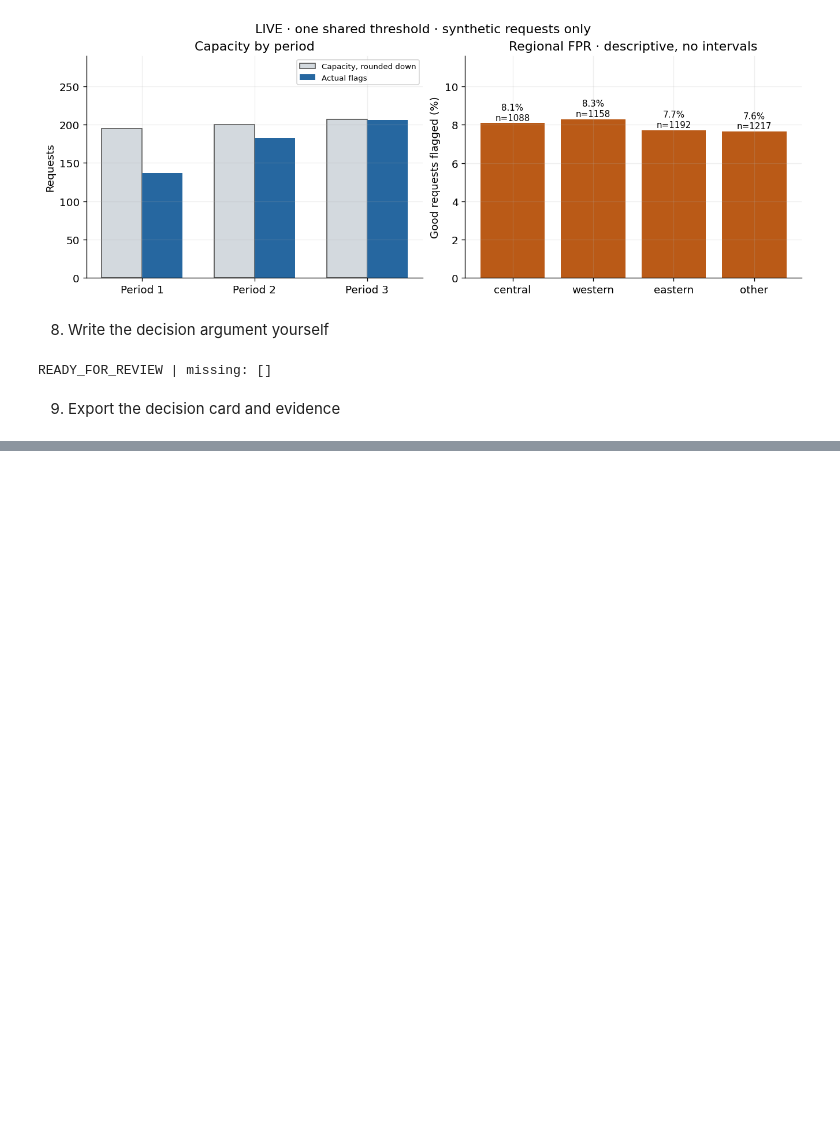
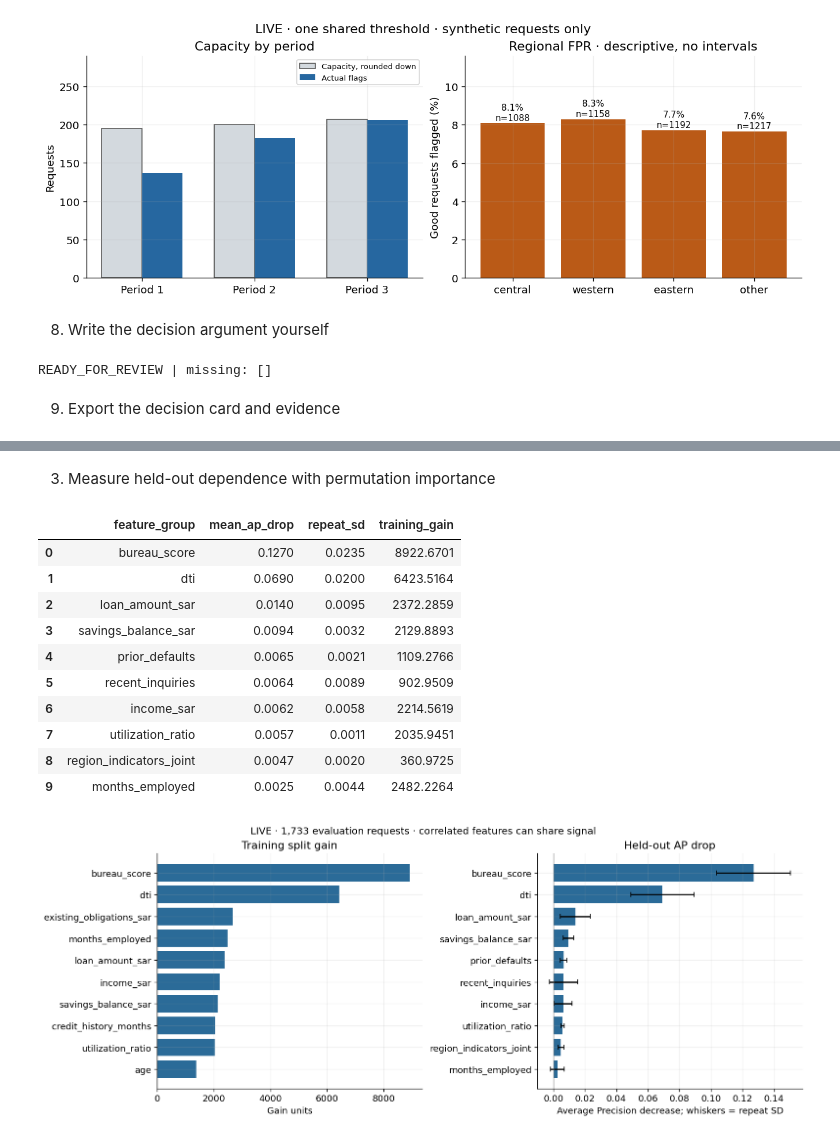
Before and after one commit to aljuharaalshagri/Tamweel_SDAIA_AdvanceML, a Jupyter notebook: notebooks/Tamweel_aljuharaalshagri.ipynb, the cells around one changed output, grey strips where cells are left out. Cells and saved outputs as stored; diff of their text form; code cells hidden in the pictures; blank space fills up the shorter version.

Commit message:
Explain the model and test its probabilities

```diff
--- a/notebooks/Tamweel_aljuharaalshagri.ipynb
+++ b/notebooks/Tamweel_aljuharaalshagri.ipynb
@@ -1875,0 +1986,27 @@ Saved 18 files in day3_artifacts.zip — complete your reasoning and download.
+# %% [markdown]
+3. Measure held-out dependence with permutation importance
+# %%
+permutation = permutation_report(model, parts["evaluation"], contract, config)
+display(permutation[["feature_group", "mean_ap_drop", "repeat_sd", "training_gain"]].head(10).round(4))
+fig, axes = plt.subplots(1, 2, figsize=(13, 5), layout="constrained")
+for ax, value, title in [(axes[0], "training_gain", "Training split gain"), (axes[1], "mean_ap_drop", "Held-out AP drop")]:
+    top = permutation.nlargest(10, value).sort_values(value)
+    ax.barh(top.feature_group, top[value], color="#2b6b98",
+            xerr=top.repeat_sd if value == "mean_ap_drop" else None, capsize=3)
+    ax.axvline(0, color="#777", lw=.8); ax.set_title(title)
+    ax.set_xlabel("Gain units" if value == "training_gain" else "Average Precision decrease; whiskers = repeat SD")
+fig.suptitle(f"LIVE · {len(evaluation):,} evaluation requests · correlated features can share signal", fontsize=12)
+fig.savefig(ARTIFACTS / "permutation_importance.png", bbox_inches="tight"); plt.show()
+# %% [output]
+|  | feature_group | mean_ap_drop | repeat_sd | training_gain |
+| 0 | bureau_score | 0.1270 | 0.0235 | 8922.6701 |
+| 1 | dti | 0.0690 | 0.0200 | 6423.5164 |
+| 2 | loan_amount_sar | 0.0140 | 0.0095 | 2372.2859 |
+| 3 | savings_balance_sar | 0.0094 | 0.0032 | 2129.8893 |
+| 4 | prior_defaults | 0.0065 | 0.0021 | 1109.2766 |
+| 5 | recent_inquiries | 0.0064 | 0.0089 | 902.9509 |
+| 6 | income_sar | 0.0062 | 0.0058 | 2214.5619 |
+| 7 | utilization_ratio | 0.0057 | 0.0011 | 2035.9451 |
+| 8 | region_indicators_joint | 0.0047 | 0.0020 | 360.9725 |
+| 9 | months_employed | 0.0025 | 0.0044 | 2482.2264 |
+[figure, added]
```
Also changed, not shown: parts of 25 cells of this notebook.
